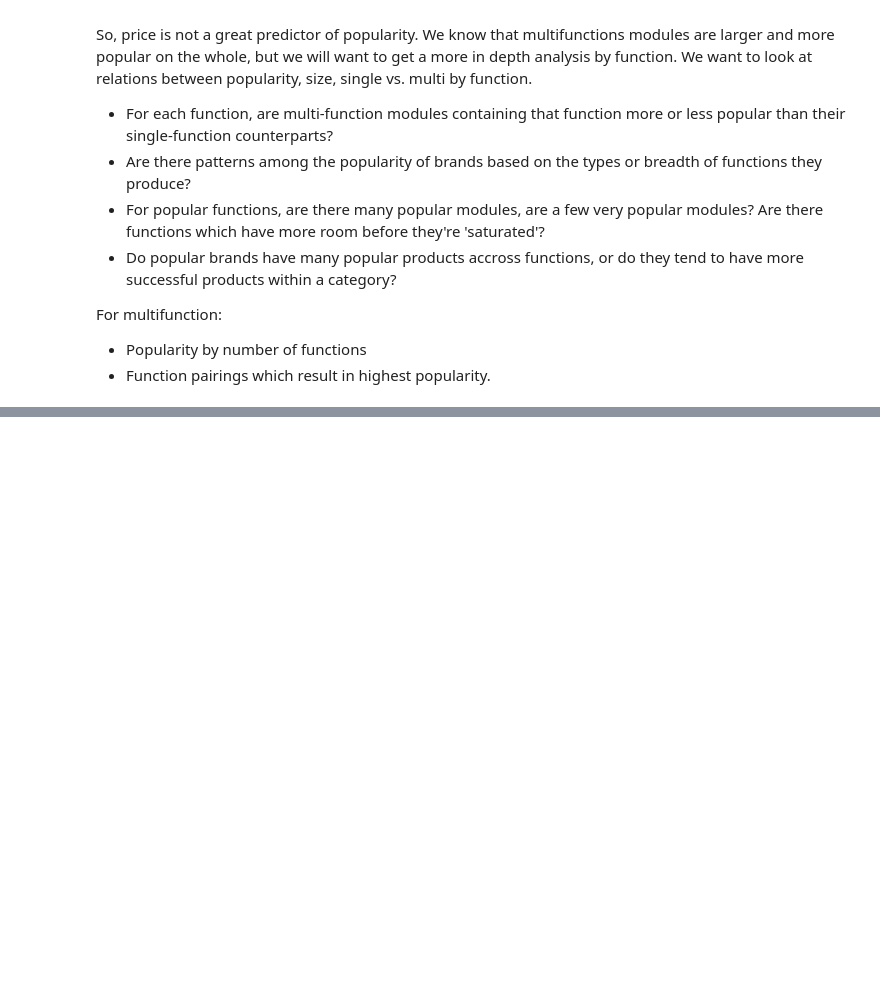
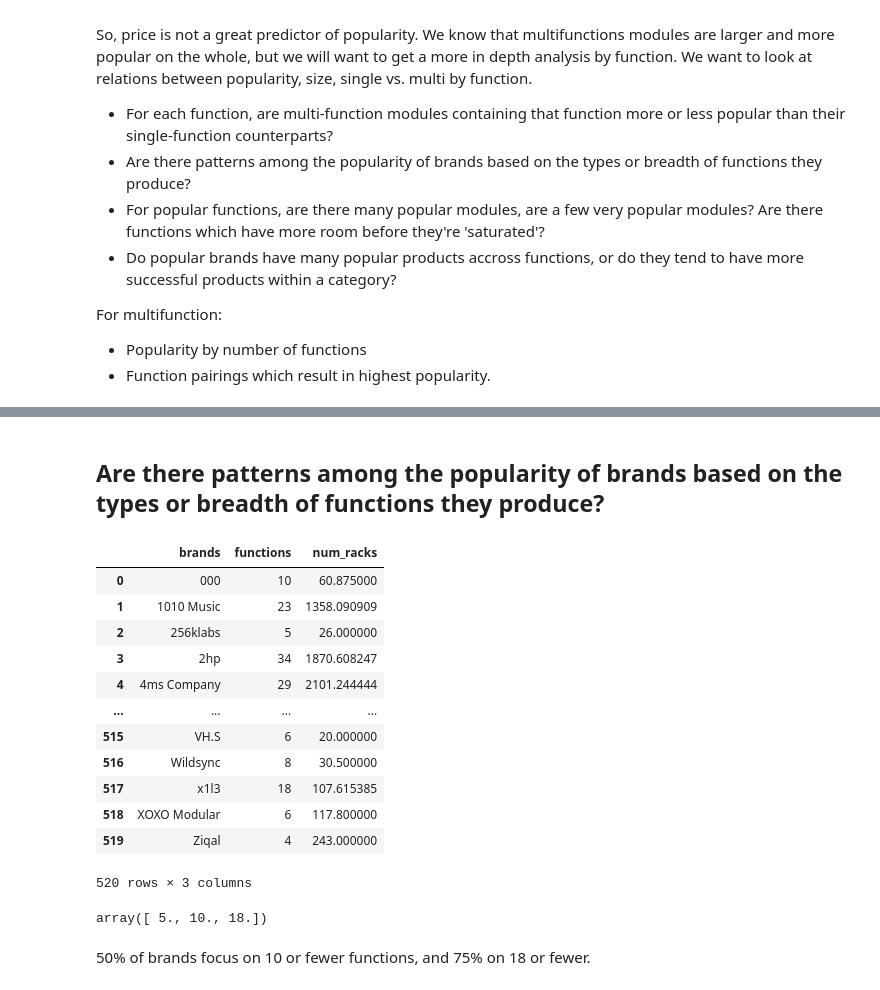
Before and after one commit to zstone00000/nycdsa_python_project, a Jupyter notebook: Eurorack_EDA.ipynb, the cells around one changed output, grey strips where cells are left out. Cells and saved outputs as stored; diff of their text form; code cells hidden in the pictures; blank space fills up the shorter version.

```diff
--- a/Eurorack_EDA.ipynb
+++ b/Eurorack_EDA.ipynb
@@ -573,0 +699,40 @@ multidf = df_brands[df_brands.multifunction]
+# %% [markdown]
+## Are there patterns among the popularity of brands based on the types or breadth of functions they produce?
+# %%
+brand_data = pd.DataFrame({'brands': df_brands.manufacturer_name.unique()})
+
+#Add row for number of unique functions that brand makes
+brand_data = brand_data.merge(
+    brands_exploded.groupby('manufacturer_name')['functions'].unique().apply(len)\
+        .reset_index(),
+    left_on = 'brands', right_on = 'manufacturer_name')\
+        .drop('manufacturer_name', axis=1)
+
+#Add row for average popularity of product by brand
+brand_data = brand_data.merge(
+    df_brands.groupby('manufacturer_name')['num_racks'].mean()\
+        .reset_index(),
+    left_on = 'brands', right_on = 'manufacturer_name')\
+        .drop('manufacturer_name', axis=1)
+
+brand_data
+# %% [output]
+|  | brands | functions | num_racks |
+| 0 | 000 | 10 | 60.875000 |
+| 1 | 1010 Music | 23 | 1358.090909 |
+| 2 | 256klabs | 5 | 26.000000 |
+| 3 | 2hp | 34 | 1870.608247 |
+| 4 | 4ms Company | 29 | 2101.244444 |
+| ... | ... | ... | ... |
+| 515 | VH.S | 6 | 20.000000 |
+| 516 | Wildsync | 8 | 30.500000 |
+| 517 | x1l3 | 18 | 107.615385 |
+| 518 | XOXO Modular | 6 | 117.800000 |
+| 519 | Ziqal | 4 | 243.000000 |
+520 rows × 3 columns
+# %%
+np.quantile(brand_funcs, [.25, .5, .75])
+# %% [output]
+array([ 5., 10., 18.])
+# %% [markdown]
+50% of brands focus on 10 or fewer functions, and 75% on 18 or fewer.
```
Also changed, not shown: parts of 15 cells of this notebook.
